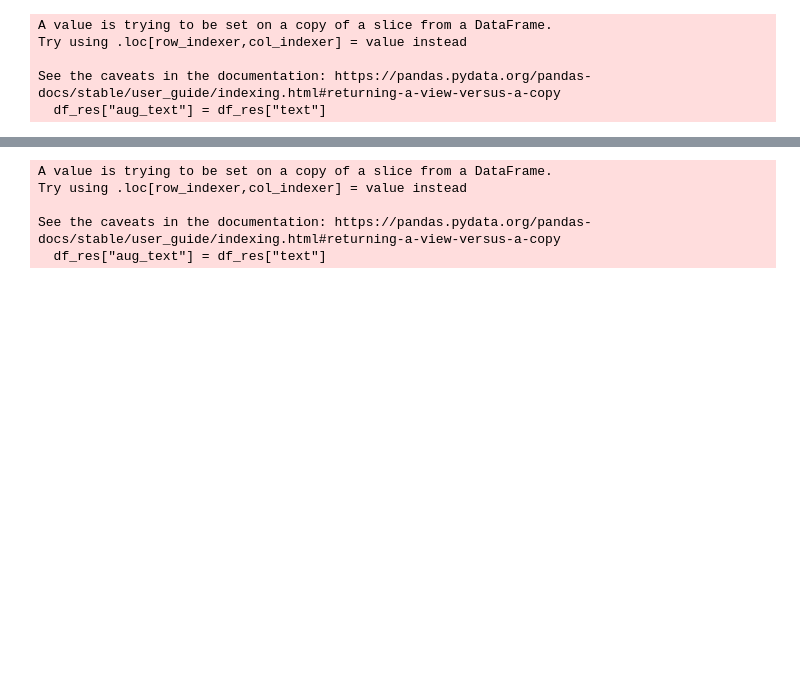
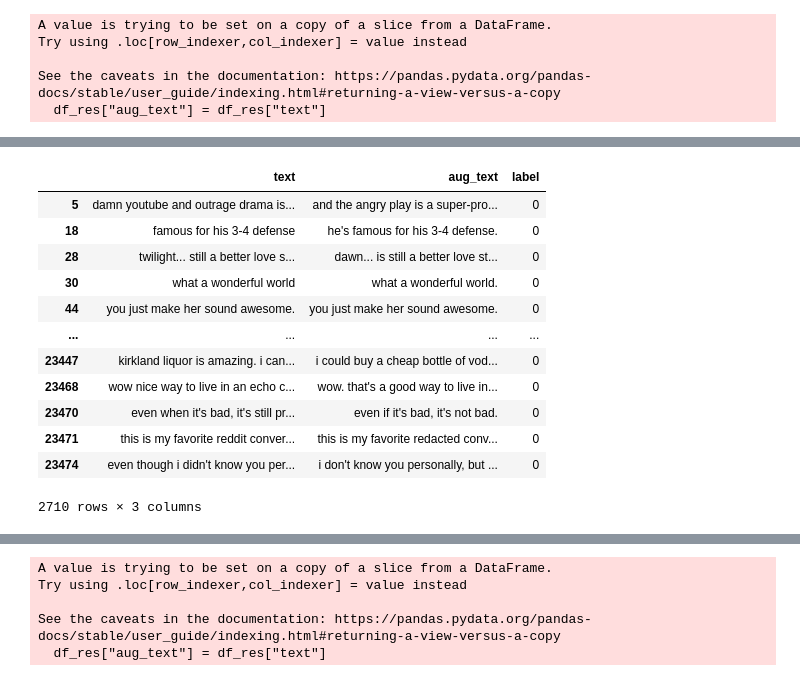
Before and after one commit to WayneWang86/HypEmo, a Jupyter notebook: Error_Analysis/data_processing.ipynb, the cells around one changed output, grey strips where cells are left out. Drawn from its saved outputs; the diff is of its cells as text; code cells hidden in the pictures; blank space fills up the shorter version.

```diff
--- a/Error_Analysis/data_processing.ipynb
+++ b/Error_Analysis/data_processing.ipynb
@@ -134 +134,17 @@ array([ 8, 20,  1,  4,  3, 12,  6, 22,  9, 27, 16, 25,  2,  7, 15, 18, 13,
         5, 17, 26, 10, 24, 11, 14, 23, 19, 21])
+# %%
+train_orig[train_orig["label"] == 0]
+# %% [output]
+|  | text | aug_text | label |
+| 5 | damn youtube and outrage drama is... | and the angry play is a super-pro... | 0 |
+| 18 | famous for his 3-4 defense | he's famous for his 3-4 defense. | 0 |
+| 28 | twilight... still a better love s... | dawn... is still a better love st... | 0 |
+| 30 | what a wonderful world | what a wonderful world. | 0 |
+| 44 | you just make her sound awesome. | you just make her sound awesome. | 0 |
+| ... | ... | ... | ... |
+| 23447 | kirkland liquor is amazing. i can... | i could buy a cheap bottle of vod... | 0 |
+| 23468 | wow nice way to live in an echo c... | wow. that's a good way to live in... | 0 |
+| 23470 | even when it's bad, it's still pr... | even if it's bad, it's not bad. | 0 |
+| 23471 | this is my favorite reddit conver... | this is my favorite redacted conv... | 0 |
+| 23474 | even though i didn't know you per... | i don't know you personally, but ... | 0 |
+2710 rows × 3 columns
```
Also changed, not shown: parts of 11 cells of this notebook, 4 other files.
